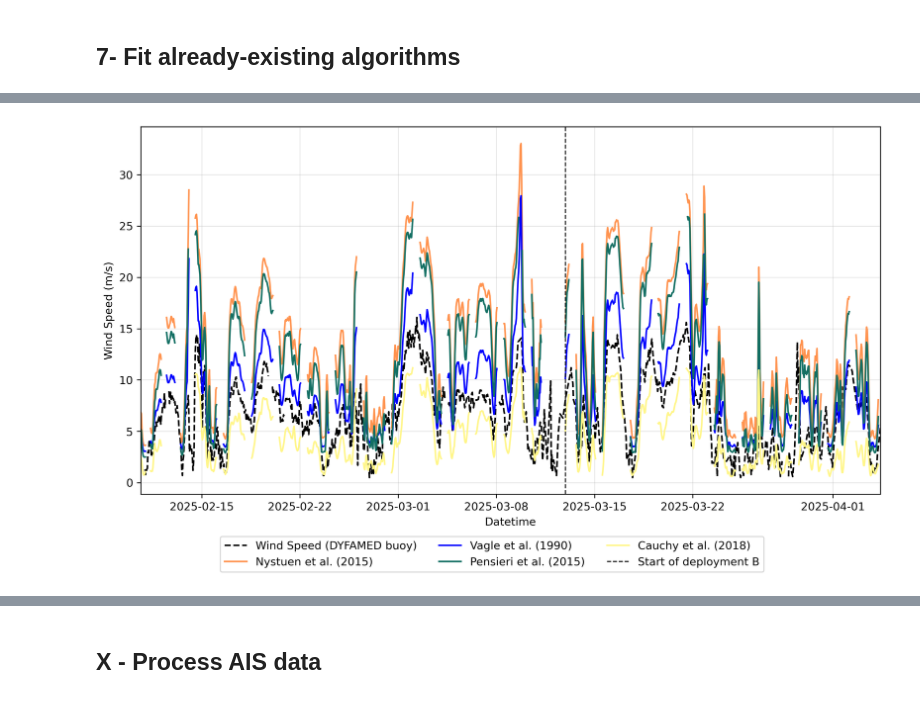
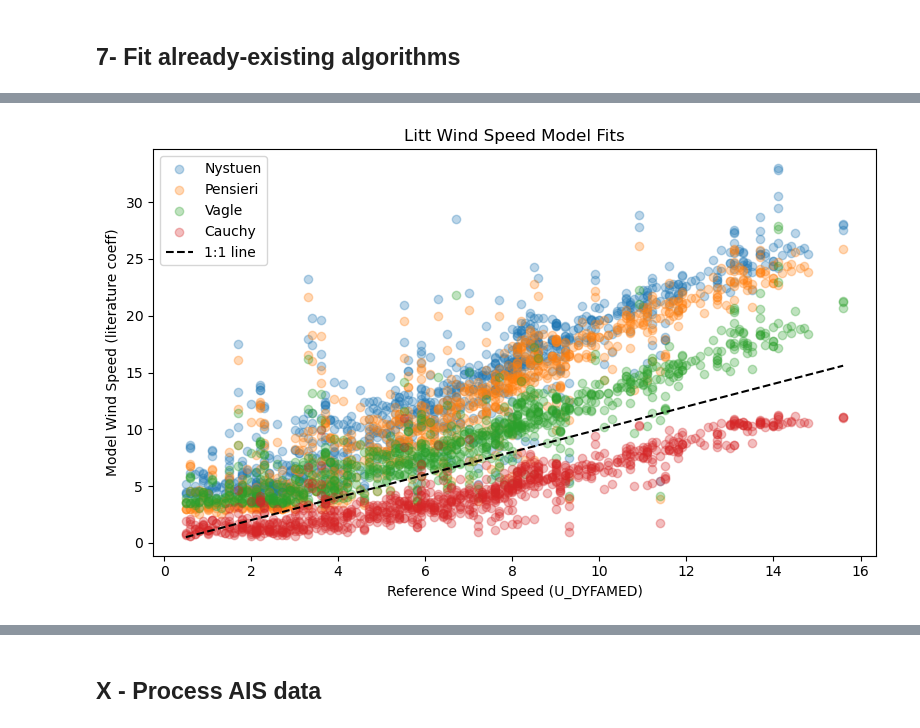
Before and after one commit to louisedelaigue/WIND-FROM-FLOAT-ACOUSTICS, a Jupyter notebook: Code for analysis and figures.ipynb, the cells around one changed output, grey strips where cells are left out. Cells and saved outputs as stored; diff of their text form; code cells hidden in the pictures.

```diff
--- a/Code for analysis and figures.ipynb
+++ b/Code for analysis and figures.ipynb
@@ -986,82 +956,66 @@ def vagle1990(SPL):
     result[mask] = 10 ** exponent
     return result
 
-# Cauchy using TOL
-#def cauchy2018(TOL, S_off):
-#    TOL = np.asarray(TOL)
-#    p = 10 ** (TOL / 20) - S_off
-
-#    # Define model coefficients from paper
-#    s_low = 0.4e4
-#    b_low = 0.2e4
-#    s_high = 1.6e4
-#    b_high = 12.5e4
-
-    # Compute both regimes
-#    U_low = (p + b_low) / s_low
-#    U_high = (p + b_high) / s_high
-
-    # Apply switching based on U_low threshold
-#    return np.where(U_low > 10, U_high, U_low)
-#
-# === S_off based on min SPL ===
-#S_off = np.nanmin(10 ** (float_data["f_3150Hz"]/20))
-
-# Cauchy using SPL
-import numpy as np
-
 def band_integration_coeff(fc):
     freq_min = fc * 2 ** (-1/6)
     freq_max = fc * 2 ** (1/6)
     return 10 * np.log10(freq_max - freq_min)
 
 def cauchy2018_spl(SPL, S_off, coeff):
     SPL = np.asarray(SPL)
     TOL_equiv = SPL + coeff
     p = 10 ** (TOL_equiv / 20) - S_off
-
     # Model coefficients from paper
     s_low = 0.4e4
     b_low = 0.2e4
     s_high = 1.6e4
     b_high = 12.5e4
-
     U_low = (p + b_low) / s_low
     U_high = (p + b_high) / s_high
-
     return np.where(U_low > 10, U_high, U_low)
 
+# --- Calculate Cauchy band integration coeff and S_off
 fc = 3150
 coeff = band_integration_coeff(fc)
-S_off = np.nanmin(10 ** (float_data["f_3150Hz_TOL"]/20))
+S_off = np.nanmin(10 ** (float_data["f_3150Hz"]/20))
 
 # === Apply models ===
+
+# -- Nystuen and Vagle can be applied to all valid SPLs
 float_data["U_nystuen_litt_coeffs"] = nystuen2015(float_data["f_8000Hz_corrected"])
 float_data["U_vagle_litt_coeffs"] = vagle1990(float_data["f_8000Hz_corrected"])
-float_data["U_pensieri_litt_coefs"] = pensieri2015(float_data["f_8000Hz_corrected"])
-float_data["U_cauchy_litt_coefs"] = cauchy2018_spl(float_data["f_3150Hz_corrected"], S_off=S_off, coeff=coeff)
 
-# === Plot Results ===
-plt.figure(figsize=(12, 6), dpi=300)
+# -- Pensieri: set values only in valid range [30, 60), NaN elsewhere
+SPL_8000 = float_data["f_8000Hz_corrected"].values
+U_pensieri = np.full_like(SPL_8000, np.nan, dtype=np.float64)
+mask_pensieri = (SPL_8000 >= 30) & (SPL_8000 < 60)
+U_pensieri[mask_pensieri] = pensieri2015(SPL_8000[mask_pensieri])
+float_data["U_pensieri_litt_coeffs"] = U_pensieri
 
-# Observed
-plt.plot(wind_data["datenum"], wind_data["U_DYFAMED"], c='k', linestyle='--', label="Wind Speed (DYFAMED buoy)")
+# -- Cauchy: apply to all non-NaN SPLs at 3150 Hz
+SPL_3150 = float_data["f_3150Hz_corrected"].values
+mask_cauchy = ~np.isnan(SPL_3150)
+U_cauchy = np.full_like(SPL_3150, np.nan, dtype=np.float64)
+U_cauchy[mask_cauchy] = cauchy2018_spl(SPL_3150[mask_cauchy], S_off=S_off, coeff=coeff)
+float_data["U_cauchy_litt_coefs"] = U_cauchy
 
-# Models
-plt.plot(float_data["datenum"], float_data["U_nystuen_litt_coeffs"], c="#ff934f", label="Nystuen et al. (2015)")
-plt.plot(float_data["datenum"], float_data["U_vagle_litt_coeffs"], linestyle='-', c='b', label="Vagle et al. (1990)")
-plt.plot(float_data["datenum"], float_data["U_pensieri_litt_coefs"], c="#136f63", label="Pensieri et al. (2015)")
-plt.plot(float_data["datenum"], float_data["U_cauchy_litt_coefs"], c="#fff689", label="Cauchy et al. (2018)")
+# === Plot for quick validation ===
 
-# Formatting
-plt.axvline(deployment_boundary, color='black', linestyle='--', linewidth=1, label="Start of deployment B")
-plt.xlabel("Datetime")
-plt.ylabel("Wind Speed (m/s)")
-plt.xlim(float_data["datenum"].min(), float_data["datenum"].max())
-plt.grid(alpha=0.3)
-plt.gca().xaxis.set_major_formatter(mdates.DateFormatter('%Y-%m-%d'))
-plt.gca().xaxis.set_major_locator(mdates.AutoDateLocator())
-plt.legend(loc="upper left", bbox_to_anchor=(0.1, -0.1), ncols=3)
+plt.figure(figsize=(8,5))
+plt.scatter(float_data["U_DYFAMED"], float_data["U_nystuen_litt_coeffs"], alpha=0.3, label="Nystuen")
+plt.scatter(float_data["U_DYFAMED"], float_data["U_pensieri_litt_coefs"], alpha=0.3, label="Pensieri")
+plt.scatter(float_data["U_DYFAMED"], float_data["U_vagle_litt_coeffs"],    alpha=0.3, label="Vagle")
+plt.scatter(float_data["U_DYFAMED"], float_data["U_cauchy_litt_coefs"],   alpha=0.3, label="Cauchy")
+plt.plot(
+    [float_data["U_DYFAMED"].min(), float_data["U_DYFAMED"].max()],
+    [float_data["U_DYFAMED"].min(), float_data["U_DYFAMED"].max()],
+    'k--', label="1:1 line"
+)
+plt.xlabel("Reference Wind Speed (U_DYFAMED)")
+plt.ylabel("Model Wind Speed (literature coeff)")
+plt.legend()
+plt.title("Litt Wind Speed Model Fits")
+plt.tight_layout()
 plt.show()
 # %% [output]
-[figure, old version]
+[figure, new version]
```
Also changed, not shown: parts of 9 cells of this notebook, 1 other file.
